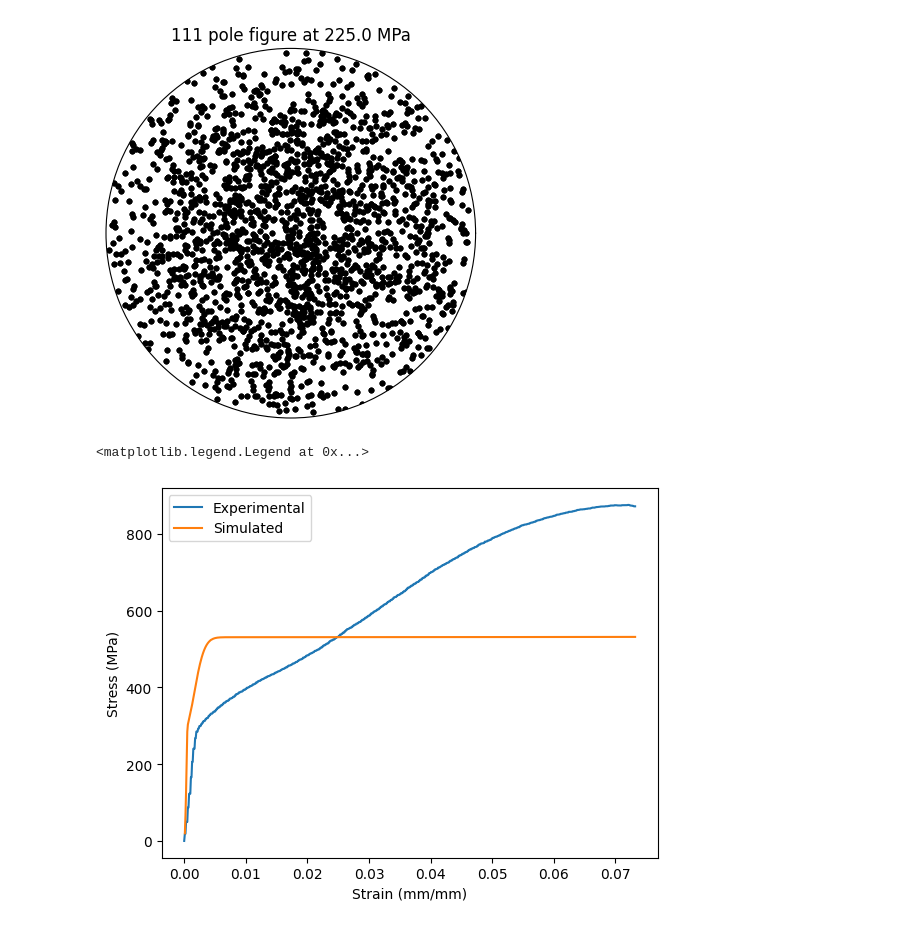
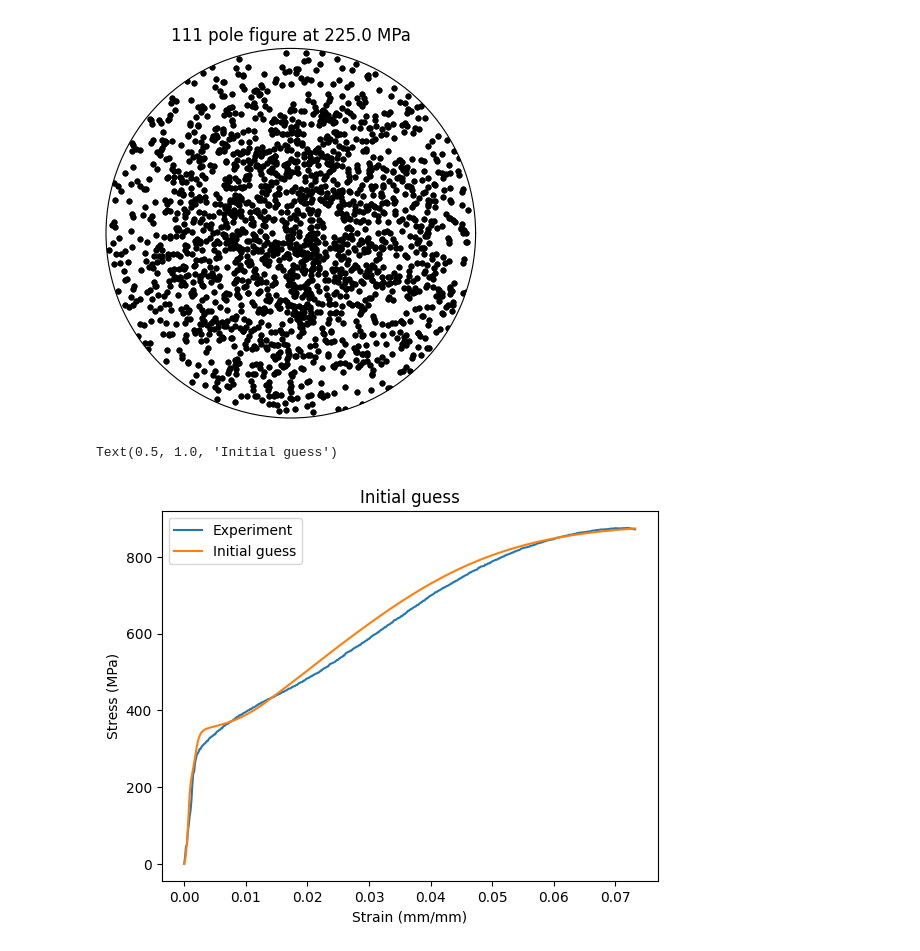
Before and after one commit to applied-material-modeling/graintrace, a Jupyter notebook: compare.ipynb, the cells around one changed output. Cells and saved outputs as stored; diff of their text form; code cells hidden in the pictures.

```diff
--- a/compare.ipynb
+++ b/compare.ipynb
@@ -30,8 +39,10 @@ strain_stress = np.loadtxt('strain-stress.csv', delimiter = ',')
 # %%
 exp_strain = [helpers.load_strains(d) for d in data]
 exp_texture = [helpers.load_orientations(d) for d in data]
+exp_weights = [helpers.load_weights(d) for d in data]
 avg_exp_strain = [torch.mean(ds, dim = 0) for ds in exp_strain]
 avg_axial_strain = [s[axial_index] - avg_exp_strain[0][axial_index] for s in avg_exp_strain]
+use_weights = exp_weights[0]
 # %%
 plt.figure()
 plt.plot(strain_stress[:,0], strain_stress[:,1])
@@ -64,20 +73,46 @@ old_time = 0.0
-# %%
-stress_hist = []
-for e0, e1 in tqdm.tqdm(zip(strain_stress[:-1,0], strain_stress[1:,0]), total = strain_stress.shape[0]-1):
-    de = e1 - e0
-    dt = de / assumed_rate
-
-    avg_stress, old_stress, old_state = tmodel(de, dt, d, old_state, old_time, old_stress)
-    old_time = old_time + dt
-    stress_hist.append(avg_stress)
-
-stress_hist = torch.stack(stress_hist, dim = 0)
-plt.figure()
-plt.plot(strain_stress[:,0], strain_stress[:,1], label = 'Experimental')
-plt.plot(strain_stress[1:,0], stress_hist[:, axial_index], label = 'Simulated')
-plt.xlabel('Strain (mm/mm)')
-plt.ylabel("Stress (MPa)")
-plt.legend(loc='best')
-# %% [output]
-<matplotlib.legend.Legend at 0x...>
-[figure, removed]
+# %%
+# List of values to optimize
+# Ignore the rate sensitity and the gamma0 because we only have values at a single rate
+opt_vars = ['elastic_tensor_E', 'elastic_tensor_G', 'elastic_tensor_nu', 'slip_strength_constant_strength', 'voce_hardening_initial_slope', 'voce_hardening_saturated_hardening']
+p0 = torch.Tensor([tmodel.model.get_parameter(v).torch().detach().clone() for v in opt_vars])
+# %%
+# Simulate the stress-strain curve
+def simulate_stress(p, return_state = False, initial_strains = None):
+    with torch.no_grad():
+        for v, pv in zip(opt_vars, p):
+            tmodel.model.set_parameter(v, neml2.Tensor(pv, 0))
+        old_state = tmodel.initial_state(exp_texture[0], elastic_strain=initial_strains)
+        old_stress = torch.zeros(old_state.shape[0], 6)
+        old_time = 0.0
+
+        stress_hist = [torch.zeros((6,))]
+        state_hist = [old_state.clone()]
+        ds_guess = None
+        de_guess = None
+        for e0, e1 in zip(strain_stress[:-1, 0], strain_stress[1:, 0]):
+            de = e1 - e0
+            dt = de / assumed_rate
+
+            avg_stress, old_stress, old_state, ds_guess, de_guess = tmodel(
+                de, dt, d, old_state, old_time, old_stress, weights = use_weights, stress_inc_guess = ds_guess, e_inc_guess = de_guess
+            )
+            old_time = old_time + dt
+            stress_hist.append(avg_stress)
+            state_hist.append(old_state.clone())
+
+    if return_state:
+        return torch.stack(stress_hist, dim=0), torch.stack(state_hist, dim = 0)
+    return torch.stack(stress_hist, dim=0)
+# %%
+initial_stress, initial_state_hist = simulate_stress(p0, return_state = True)
+initial_stress = initial_stress[:, axial_index].numpy()
+plt.figure()
+plt.plot(strain_stress[:,0], strain_stress[:,1], label = 'Experiment')
+plt.plot(strain_stress[:,0], initial_stress, label = 'Initial guess')
+plt.xlabel('Strain (mm/mm)')
+plt.ylabel("Stress (MPa)")
+plt.legend()
+plt.title("Initial guess")
+# %% [output]
+Text(0.5, 1.0, 'Initial guess')
+[figure, added]
```
Also changed, not shown: parts of 13 cells of this notebook, 4 other files.
